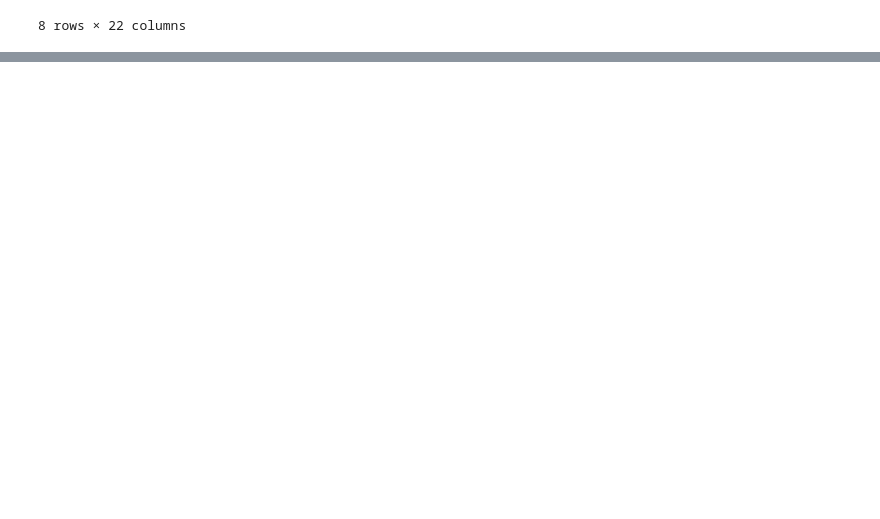
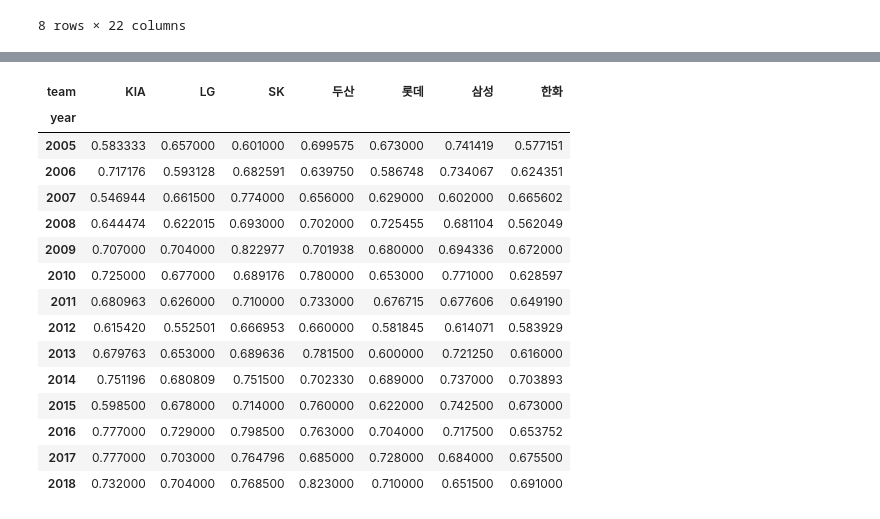
Before and after one commit to bigdataleeky/python, a Jupyter notebook: 20220602/20220602_kbo_ops.ipynb, the cells around one changed output, grey strips where cells are left out. Saved outputs shown, nothing was run; the diff lists cells and outputs as text; code cells hidden in the pictures; blank space fills up the shorter version.

```diff
--- a/20220602/20220602_kbo_ops.ipynb
+++ b/20220602/20220602_kbo_ops.ipynb
@@ -259,0 +306,20 @@ display(regular_df.shape, regular_df.head(), regular_df.describe())
+# %%
+index =  regular_df_year_teasm_ops.loc[:,2005:].isnull().sum(axis=1) == 0
+regular_df_year_teasm_ops.loc[index,2005:].T
+# %% [output]
+| team | KIA | LG | SK | 두산 | 롯데 | 삼성 | 한화 |
+| year |  |  |  |  |  |  |  |
+| 2005 | 0.583333 | 0.657000 | 0.601000 | 0.699575 | 0.673000 | 0.741419 | 0.577151 |
+| 2006 | 0.717176 | 0.593128 | 0.682591 | 0.639750 | 0.586748 | 0.734067 | 0.624351 |
+| 2007 | 0.546944 | 0.661500 | 0.774000 | 0.656000 | 0.629000 | 0.602000 | 0.665602 |
+| 2008 | 0.644474 | 0.622015 | 0.693000 | 0.702000 | 0.725455 | 0.681104 | 0.562049 |
+| 2009 | 0.707000 | 0.704000 | 0.822977 | 0.701938 | 0.680000 | 0.694336 | 0.672000 |
+| 2010 | 0.725000 | 0.677000 | 0.689176 | 0.780000 | 0.653000 | 0.771000 | 0.628597 |
+| 2011 | 0.680963 | 0.626000 | 0.710000 | 0.733000 | 0.676715 | 0.677606 | 0.649190 |
+| 2012 | 0.615420 | 0.552501 | 0.666953 | 0.660000 | 0.581845 | 0.614071 | 0.583929 |
+| 2013 | 0.679763 | 0.653000 | 0.689636 | 0.781500 | 0.600000 | 0.721250 | 0.616000 |
+| 2014 | 0.751196 | 0.680809 | 0.751500 | 0.702330 | 0.689000 | 0.737000 | 0.703893 |
+| 2015 | 0.598500 | 0.678000 | 0.714000 | 0.760000 | 0.622000 | 0.742500 | 0.673000 |
+| 2016 | 0.777000 | 0.729000 | 0.798500 | 0.763000 | 0.704000 | 0.717500 | 0.653752 |
+| 2017 | 0.777000 | 0.703000 | 0.764796 | 0.685000 | 0.728000 | 0.684000 | 0.675500 |
+| 2018 | 0.732000 | 0.704000 | 0.768500 | 0.823000 | 0.710000 | 0.651500 | 0.691000 |
```
Also changed, not shown: parts of 4 cells of this notebook.
